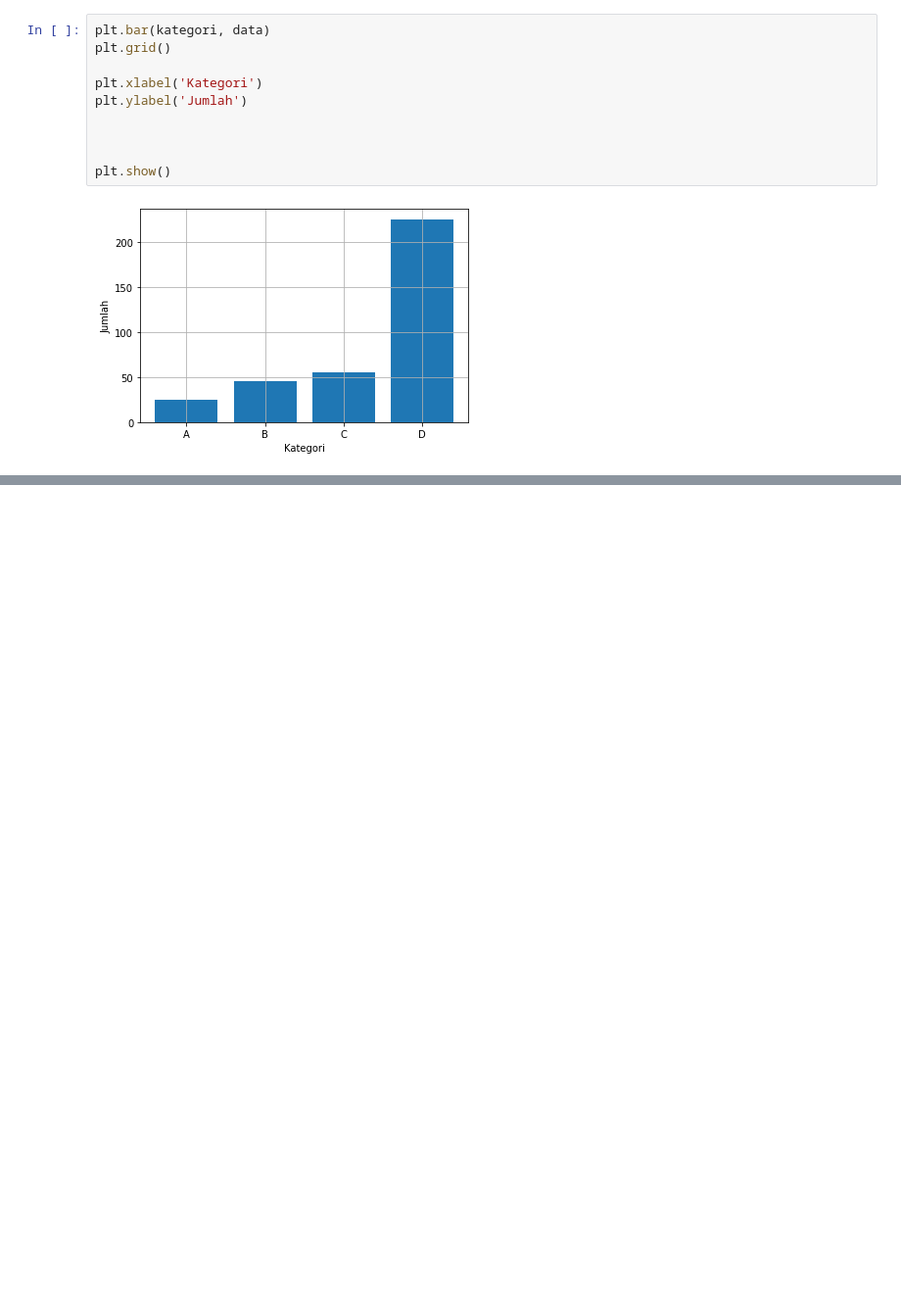
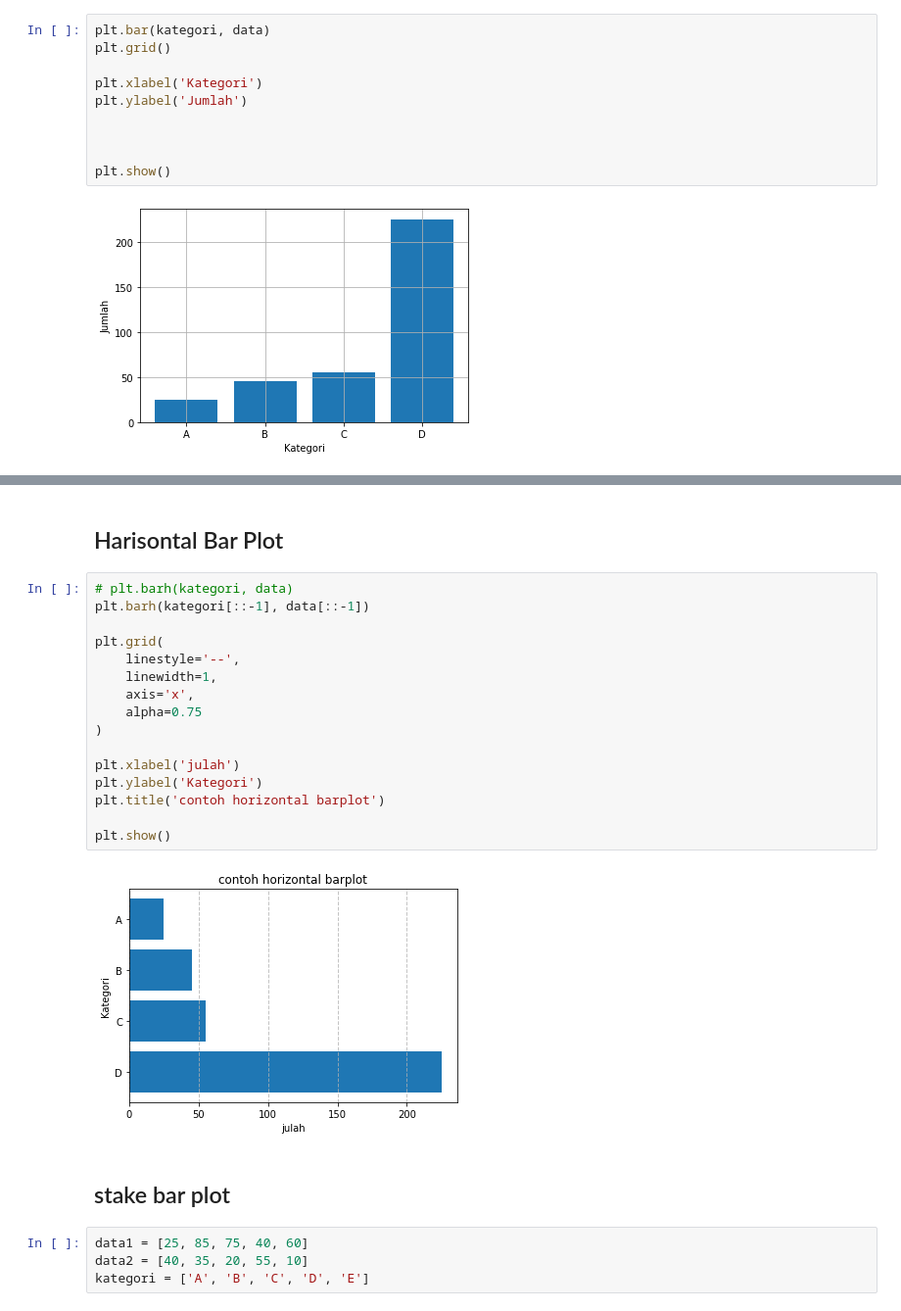
Before and after one commit to RobyPurbaSakty26/VisualisasiData-new-with-JupyterNotebook, a Jupyter notebook: 03-BarChart/Main.ipynb, the cells around one changed output, grey strips where cells are left out. Shown at 98% size. Saved outputs shown, nothing was run; the diff lists cells and outputs as text; blank space fills up the shorter version.

```diff
--- a/03-BarChart/Main.ipynb
+++ b/03-BarChart/Main.ipynb
@@ -27,0 +49,26 @@ plt.show()
+# %% [markdown]
+## Harisontal Bar Plot
+# %%
+# plt.barh(kategori, data)
+plt.barh(kategori[::-1], data[::-1])
+
+plt.grid(
+    linestyle='--',
+    linewidth=1,
+    axis='x',
+    alpha=0.75
+)
+
+plt.xlabel('julah')
+plt.ylabel('Kategori')
+plt.title('contoh horizontal barplot')
+
+plt.show()
+# %% [output]
+[figure, added]
+# %% [markdown]
+## stake bar plot
+# %%
+data1 = [25, 85, 75, 40, 60]
+data2 = [40, 35, 20, 55, 10]
+kategori = ['A', 'B', 'C', 'D', 'E']
```
Also changed, not shown: parts of 3 cells of this notebook.
